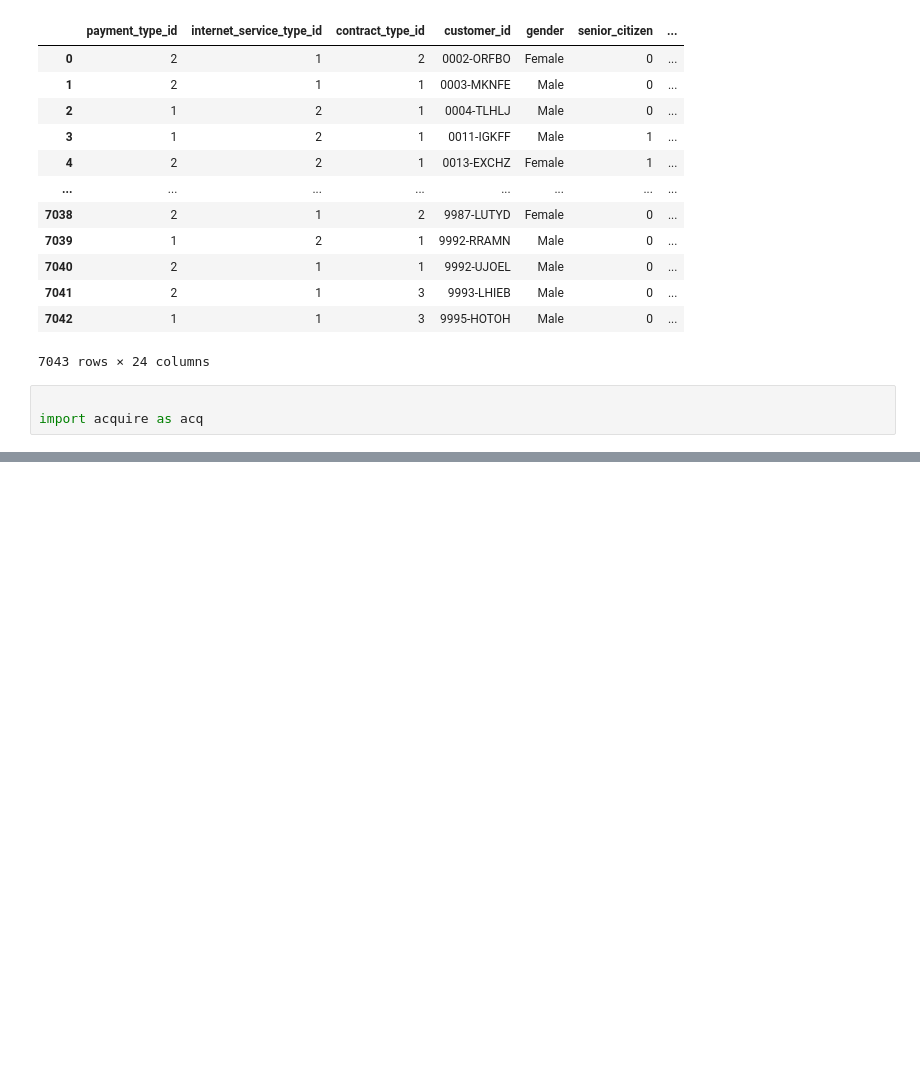
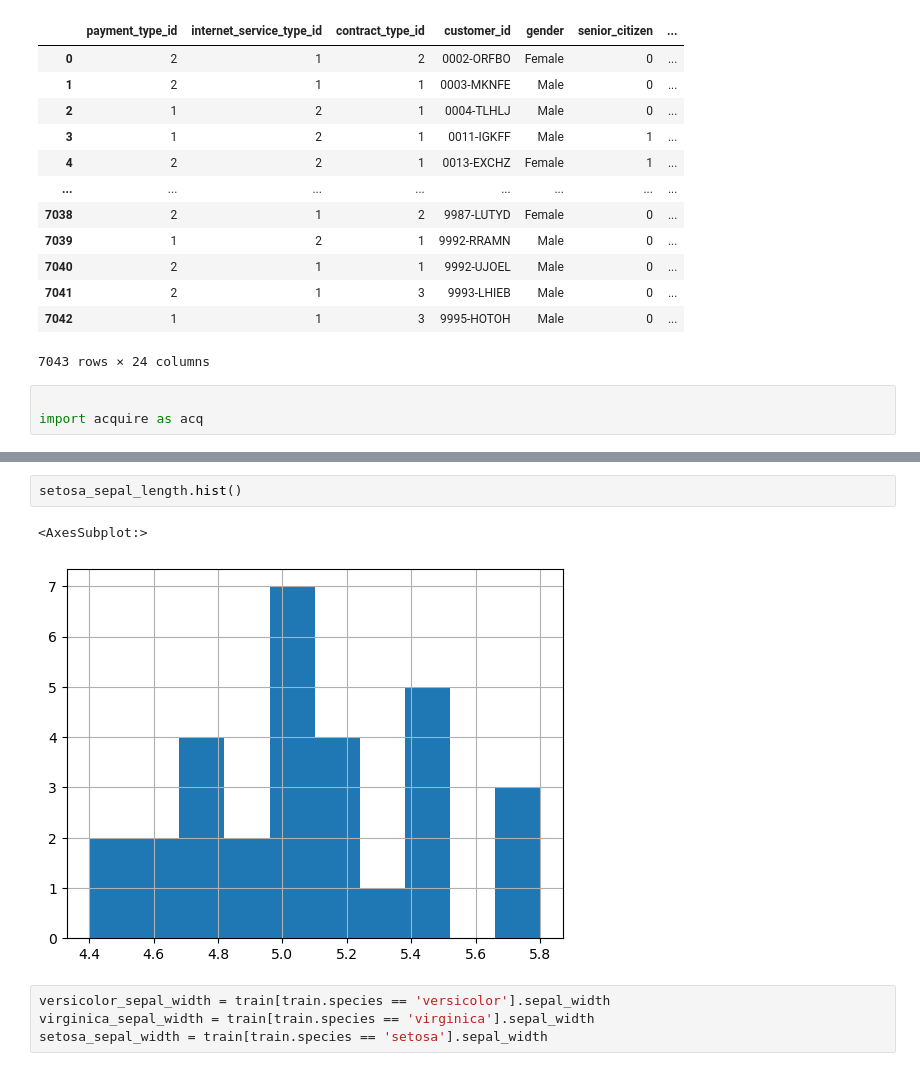
Before and after one commit to Andrew-Casey/classification_exercises, a Jupyter notebook: classification_exercises.ipynb, the cells around one changed output, grey strips where cells are left out. Drawn from its saved outputs; the diff is of its cells as text; blank space fills up the shorter version.

```diff
--- a/classification_exercises.ipynb
+++ b/classification_exercises.ipynb
@@ -1192,0 +1306,9 @@ test
+# %%
+setosa_sepal_length.hist()
+# %% [output]
+<AxesSubplot:>
+[figure, added]
+# %%
+versicolor_sepal_width = train[train.species == 'versicolor'].sepal_width
+virginica_sepal_width = train[train.species == 'virginica'].sepal_width
+setosa_sepal_width = train[train.species == 'setosa'].sepal_width
```
Also changed, not shown: parts of 244 cells of this notebook, 3 other files.
